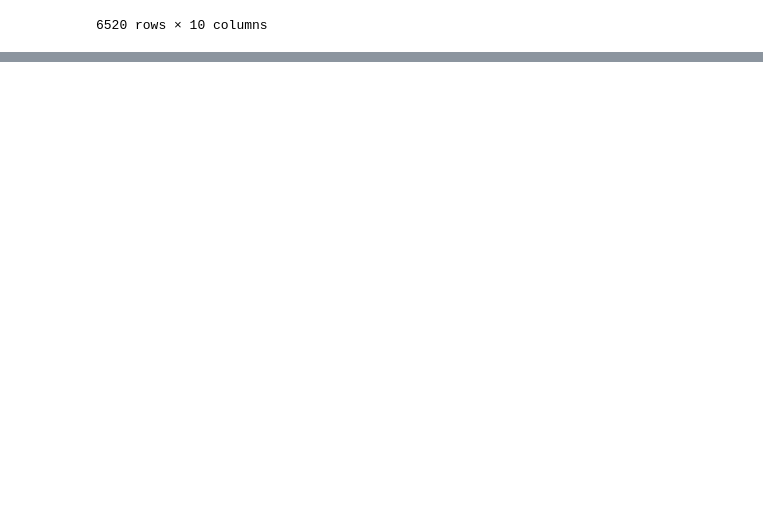
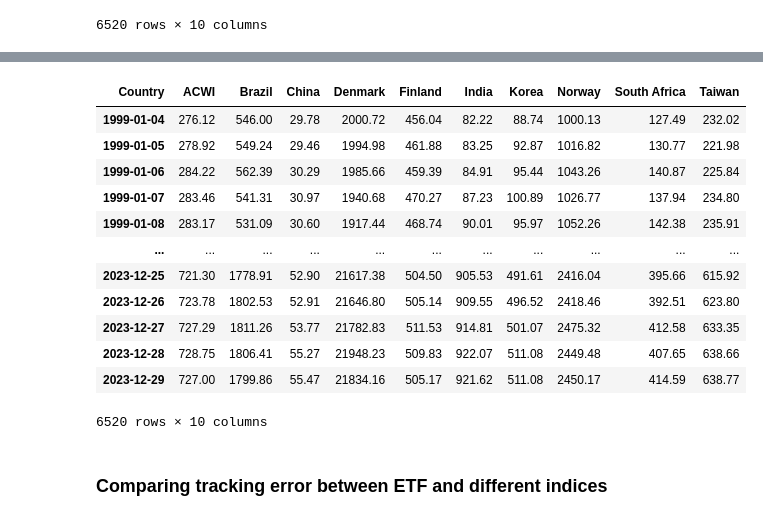
Before and after one commit to lharazin/TFM, a Jupyter notebook: Algorithm/data_preprocessing.ipynb, the cells around one changed output, grey strips where cells are left out. Saved outputs shown, nothing was run; the diff lists cells and outputs as text; code cells hidden in the pictures; blank space fills up the shorter version.

```diff
--- a/Algorithm/data_preprocessing.ipynb
+++ b/Algorithm/data_preprocessing.ipynb
@@ -298,0 +272,4 @@ def compare_data(country, norm_date):
+# %%
+msci_indices = sql_handler.read_market_symbols('MSCI Index')
+msci_indices.index = msci_indices['Country']
+msci_indices
@@ -298,0 +308,17 @@ def compare_data(country, norm_date):
+# %%
+df_msci_indices = df_msci_indices.astype(float).round(2)
+df_msci_indices
+# %% [output]
+| Country | ACWI | Brazil | China | Denmark | Finland | India | Korea | Norway | South Africa | Taiwan |
+| 1999-01-04 | 276.12 | 546.00 | 29.78 | 2000.72 | 456.04 | 82.22 | 88.74 | 1000.13 | 127.49 | 232.02 |
+| 1999-01-05 | 278.92 | 549.24 | 29.46 | 1994.98 | 461.88 | 83.25 | 92.87 | 1016.82 | 130.77 | 221.98 |
+| 1999-01-06 | 284.22 | 562.39 | 30.29 | 1985.66 | 459.39 | 84.91 | 95.44 | 1043.26 | 140.87 | 225.84 |
+| 1999-01-07 | 283.46 | 541.31 | 30.97 | 1940.68 | 470.27 | 87.23 | 100.89 | 1026.77 | 137.94 | 234.80 |
+| 1999-01-08 | 283.17 | 531.09 | 30.60 | 1917.44 | 468.74 | 90.01 | 95.97 | 1052.26 | 142.38 | 235.91 |
+| ... | ... | ... | ... | ... | ... | ... | ... | ... | ... | ... |
+| 2023-12-25 | 721.30 | 1778.91 | 52.90 | 21617.38 | 504.50 | 905.53 | 491.61 | 2416.04 | 395.66 | 615.92 |
+| 2023-12-26 | 723.78 | 1802.53 | 52.91 | 21646.80 | 505.14 | 909.55 | 496.52 | 2418.46 | 392.51 | 623.80 |
+| 2023-12-27 | 727.29 | 1811.26 | 53.77 | 21782.83 | 511.53 | 914.81 | 501.07 | 2475.32 | 412.58 | 633.35 |
+| 2023-12-28 | 728.75 | 1806.41 | 55.27 | 21948.23 | 509.83 | 922.07 | 511.08 | 2449.48 | 407.65 | 638.66 |
+| 2023-12-29 | 727.00 | 1799.86 | 55.47 | 21834.16 | 505.17 | 921.62 | 511.08 | 2450.17 | 414.59 | 638.77 |
+6520 rows × 10 columns
@@ -298,0 +335,2 @@ def compare_data(country, norm_date):
+# %% [markdown]
+### Comparing tracking error between ETF and different indices
```
Also changed, not shown: parts of 34 cells of this notebook, 8 other files.
